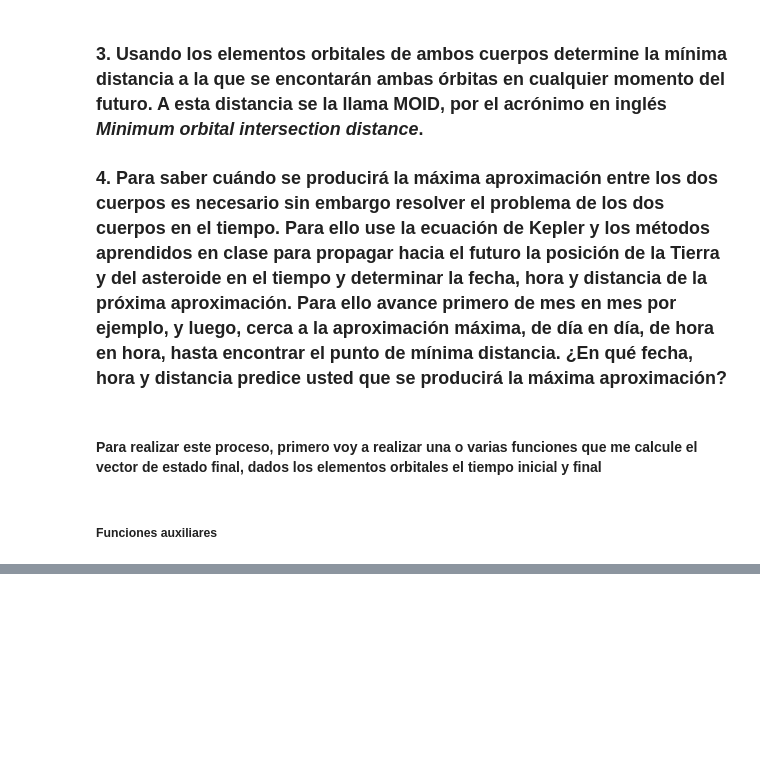
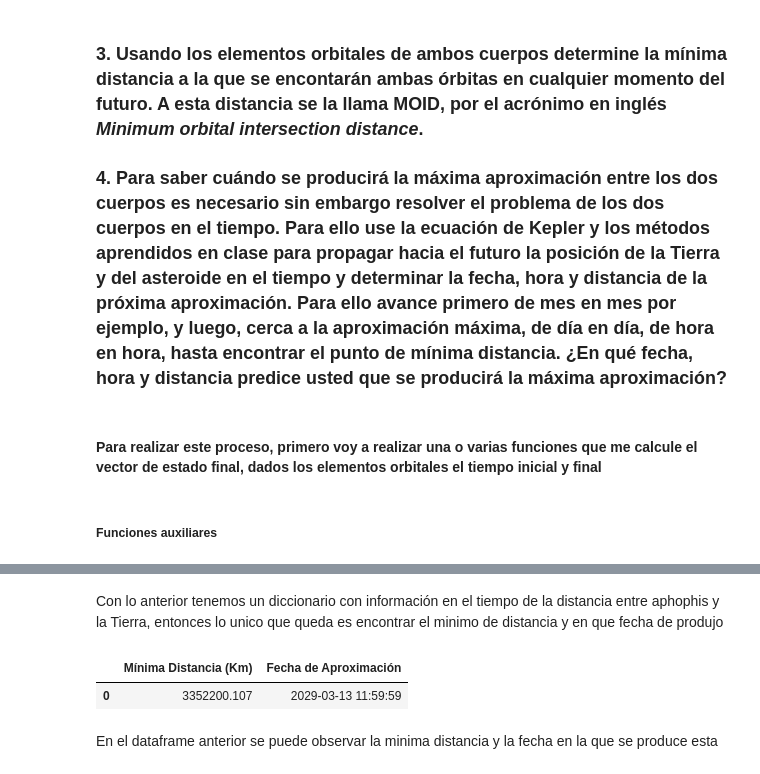
Before and after one commit to andromedalactea/celestial_mechanics, a Jupyter notebook: scripts/Homeworks/MC_Tarea3_AproximacionApophis.ipynb, the cells around one changed output, grey strips where cells are left out. Drawn from its saved outputs; the diff is of its cells as text; code cells hidden in the pictures; blank space fills up the shorter version.

```diff
--- a/scripts/Homeworks/MC_Tarea3_AproximacionApophis.ipynb
+++ b/scripts/Homeworks/MC_Tarea3_AproximacionApophis.ipynb
@@ -350,0 +445,27 @@ Table masked=True length=1
+# %% [markdown]
+Con lo anterior tenemos un diccionario con información en el tiempo de la distancia entre aphophis y la Tierra, entonces lo unico que queda es encontrar el minimo de distancia y en que fecha de produjo
+# %%
+#Encontremos el mínimo de distancia
+min_distance=min(dic['distance_earth_apophis'])
+
+#veamos en que día juliano se produce esta menor distancia
+day_min_distance=dic['time_jd'][dic['distance_earth_apophis'].index(min_distance)]
+
+# Ya teniendo el día juliano podemos convertirlo a formato de fecha
+
+fecha = Time(day_min_distance, format='jd')
+fecha = fecha.iso  # Representación en formato ISO (AAAA-MM-DD HH:MM:SS.sss)
+# %%
+
+# Creando el dataframe con la información
+df = pd.DataFrame({
+    'Mínima Distancia (Km)': [f"{min_distance*au2km:.3f}"],
+    'Fecha de Aproximación': [fecha.split('.')[0]]
+})
+
+df
+# %% [output]
+|  | Mínima Distancia (Km) | Fecha de Aproximación |
+| 0 | 3352200.107 | 2029-03-13 11:59:59 |
+# %% [markdown]
+En el dataframe anterior se puede observar la minima distancia y la fecha en la que se produce esta
```
Also changed, not shown: parts of 25 cells of this notebook.
